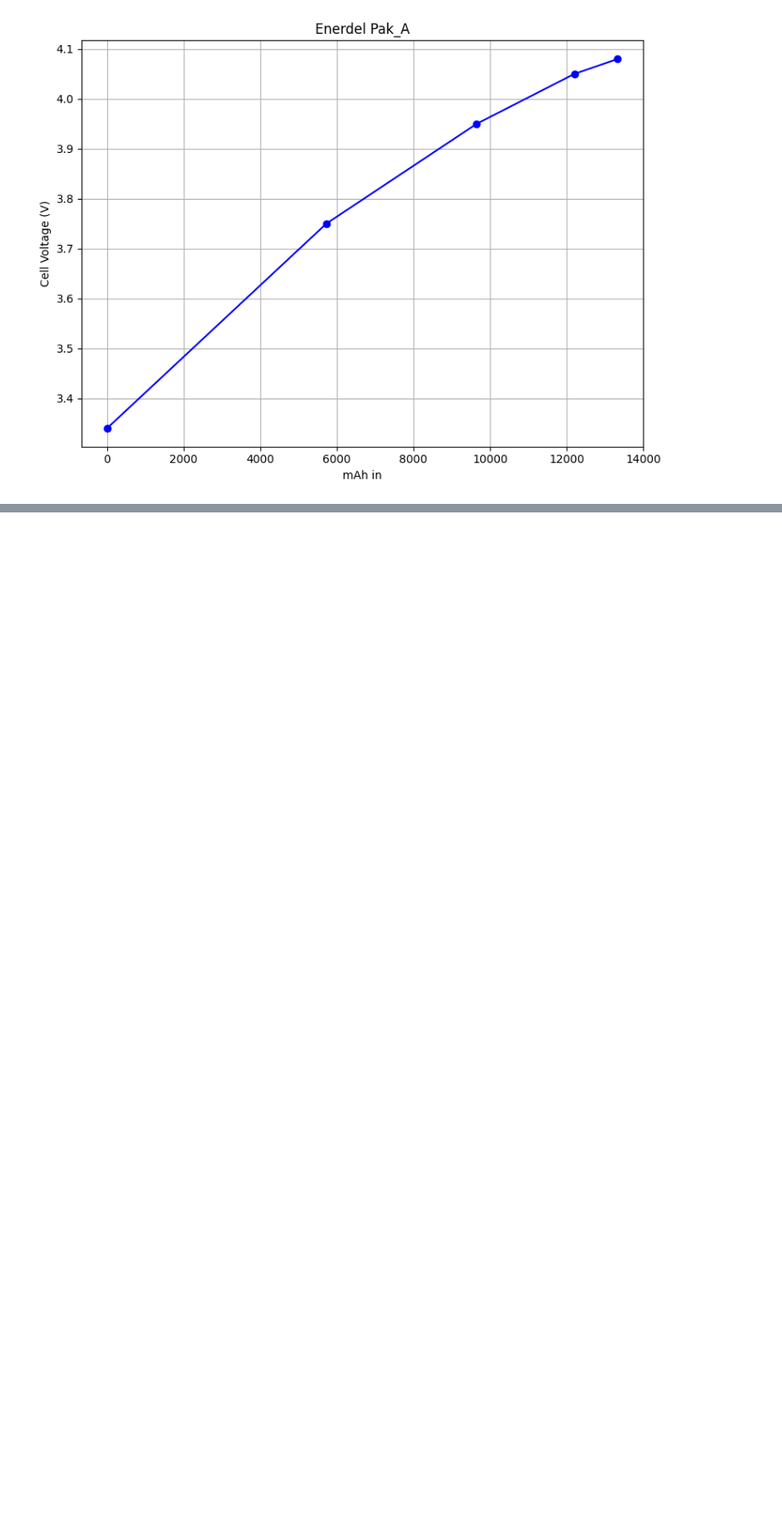
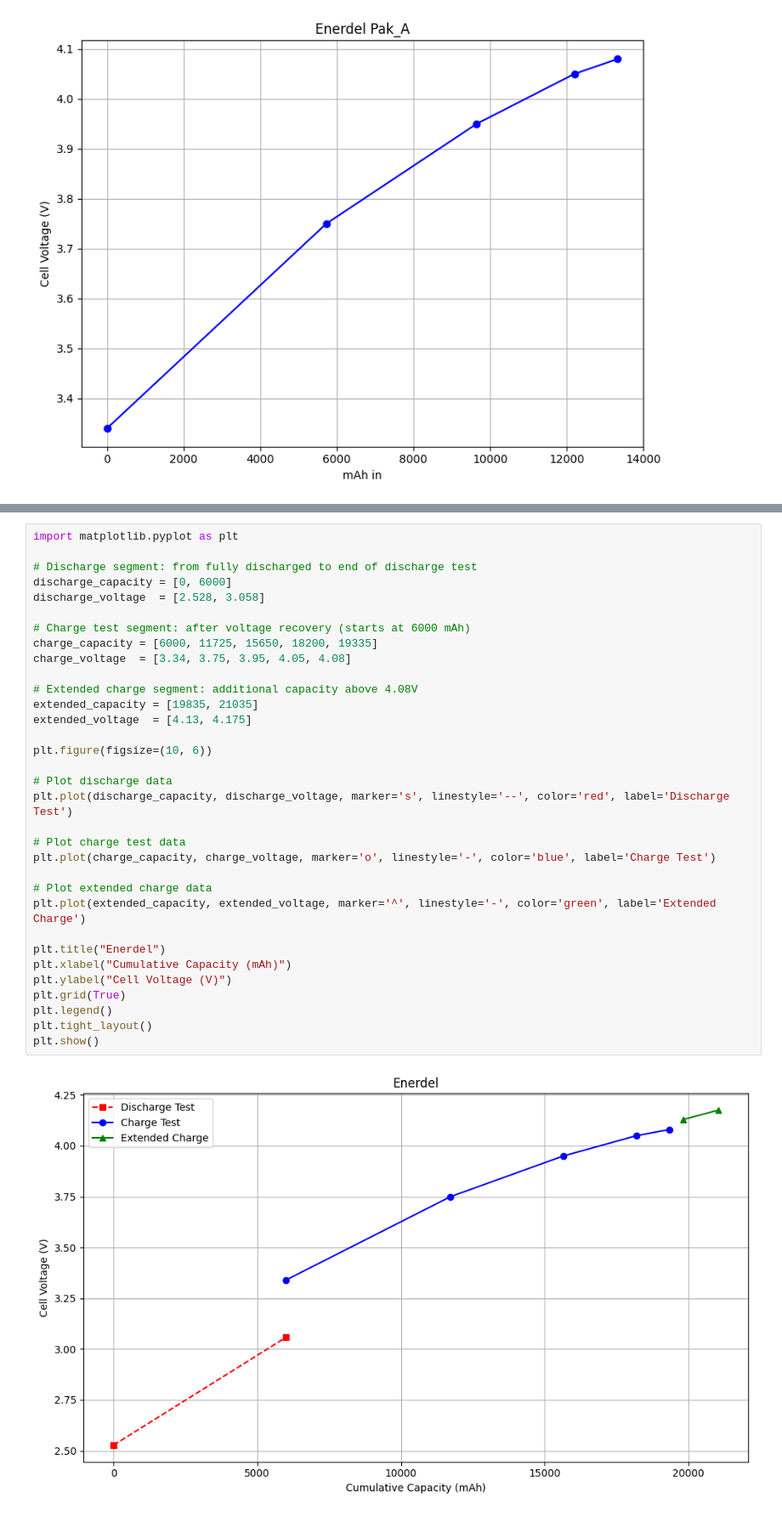
Before and after one commit to Laere11/Laere11, a Jupyter notebook: Enerdel_pak_A.ipynb, the cells around one changed output, grey strips where cells are left out. Shown at 85% size. Cells and saved outputs as stored; diff of their text form; blank space fills up the shorter version.

```diff
--- a/Enerdel_pak_A.ipynb
+++ b/Enerdel_pak_A.ipynb
@@ -20,0 +72,35 @@ plt.show()
+# %%
+import matplotlib.pyplot as plt
+
+# Discharge segment: from fully discharged to end of discharge test
+discharge_capacity = [0, 6000]
+discharge_voltage  = [2.528, 3.058]
+
+# Charge test segment: after voltage recovery (starts at 6000 mAh)
+charge_capacity = [6000, 11725, 15650, 18200, 19335]
+charge_voltage  = [3.34, 3.75, 3.95, 4.05, 4.08]
+
+# Extended charge segment: additional capacity above 4.08V
+extended_capacity = [19835, 21035]
+extended_voltage  = [4.13, 4.175]
+
+plt.figure(figsize=(10, 6))
+
+# Plot discharge data
+plt.plot(discharge_capacity, discharge_voltage, marker='s', linestyle='--', color='red', label='Discharge Test')
+
+# Plot charge test data
+plt.plot(charge_capacity, charge_voltage, marker='o', linestyle='-', color='blue', label='Charge Test')
+
+# Plot extended charge data
+plt.plot(extended_capacity, extended_voltage, marker='^', linestyle='-', color='green', label='Extended Charge')
+
+plt.title("Enerdel")
+plt.xlabel("Cumulative Capacity (mAh)")
+plt.ylabel("Cell Voltage (V)")
+plt.grid(True)
+plt.legend()
+plt.tight_layout()
+plt.show()
+# %% [output]
+[figure, added]
```
Also changed, not shown: parts of 8 cells of this notebook.
